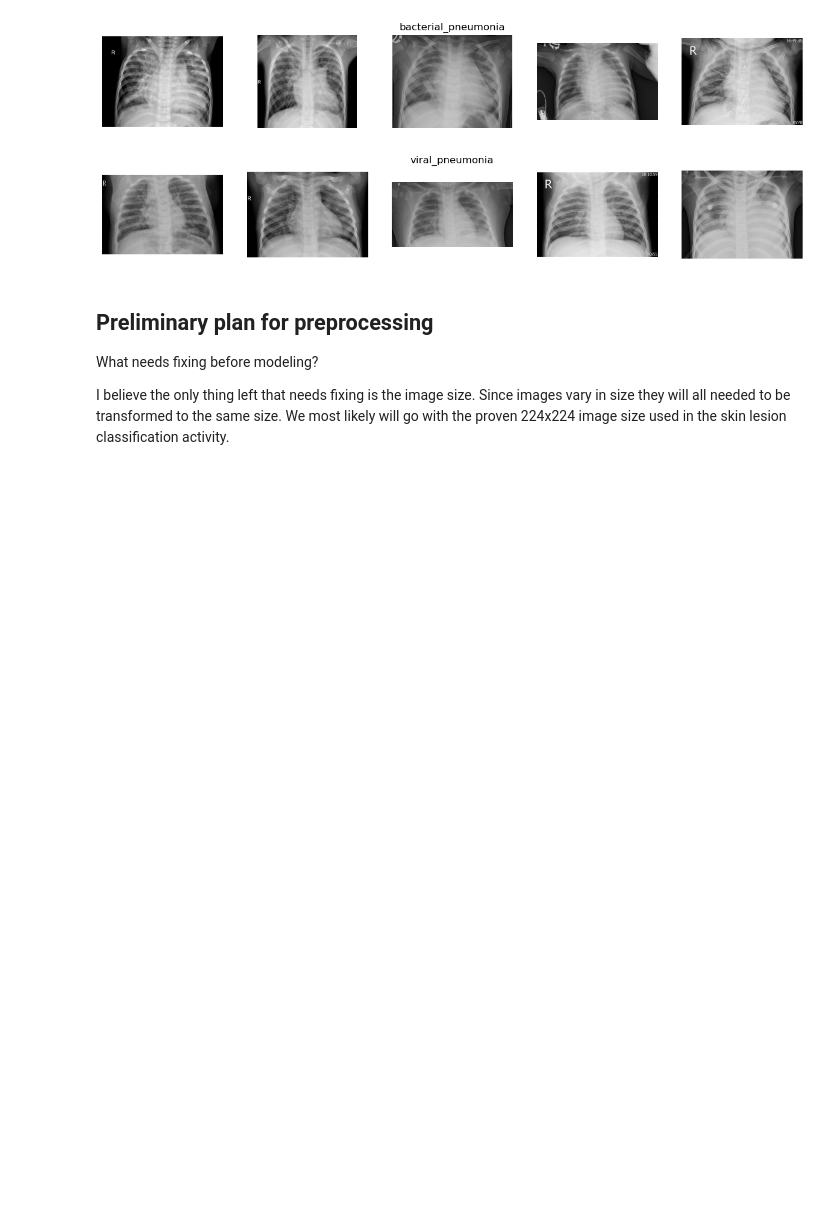
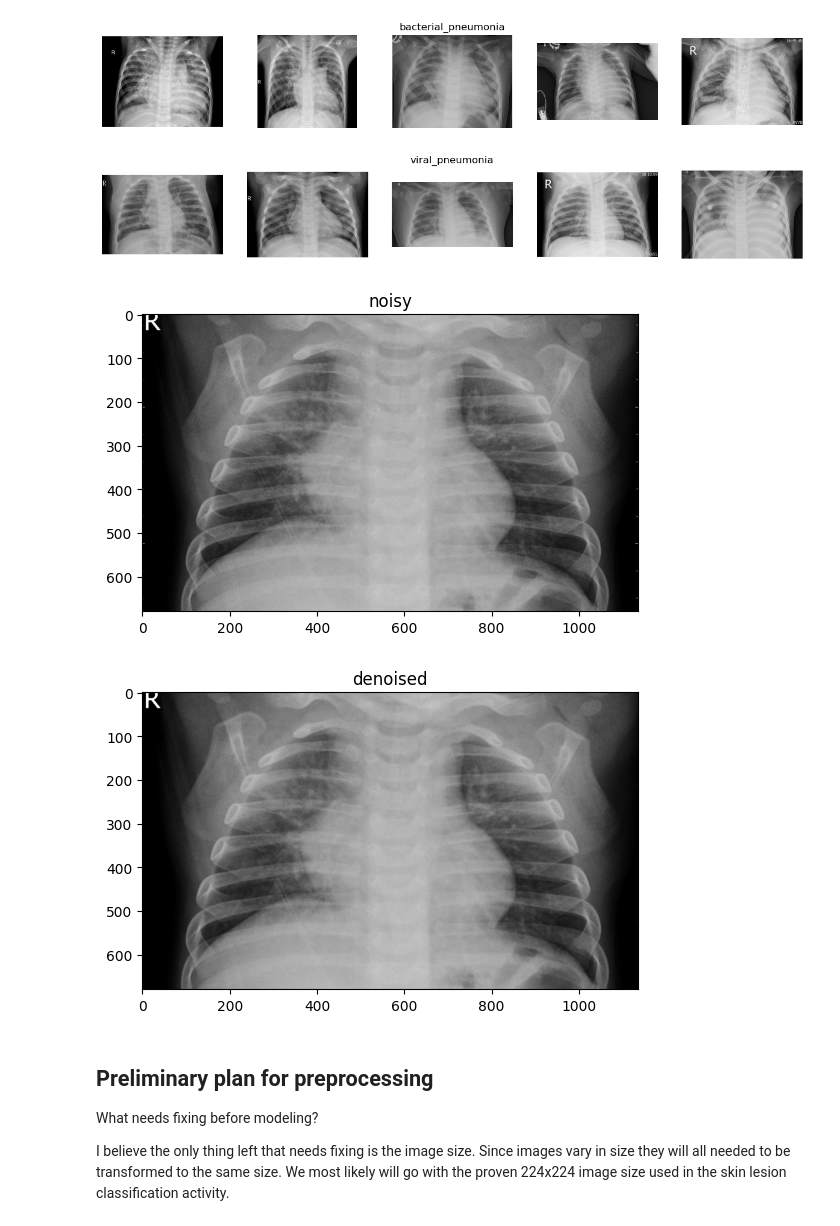
Before and after one commit to EthanPKittell/pneumonia_classification, a Jupyter notebook: PneumoniaClassification.ipynb, the cells around one changed output. Drawn from its saved outputs; the diff is of its cells as text; code cells hidden in the pictures; blank space fills up the shorter version.

```diff
--- a/PneumoniaClassification.ipynb
+++ b/PneumoniaClassification.ipynb
@@ -275,6 +275,19 @@ for index, label in enumerate(classes):
 [figure]
 [figure]
 [figure]
+# %%
+noisy_img = Image.open("viral_pneumonia/viral_pneumonia_100.jpg")
+plt.title("noisy")
+plt.imshow(noisy_img, cmap="gray")
+plt.show()
+
+filtered_img = scipy.ndimage.median_filter(noisy_img, size=6)
+plt.title("denoised")
+plt.imshow(filtered_img, cmap="gray")
+plt.show()
+# %% [output]
+[figure, added]
+[figure, added]
 # %% [markdown]
 ## Preliminary plan for preprocessing
 What needs fixing before modeling?
```
